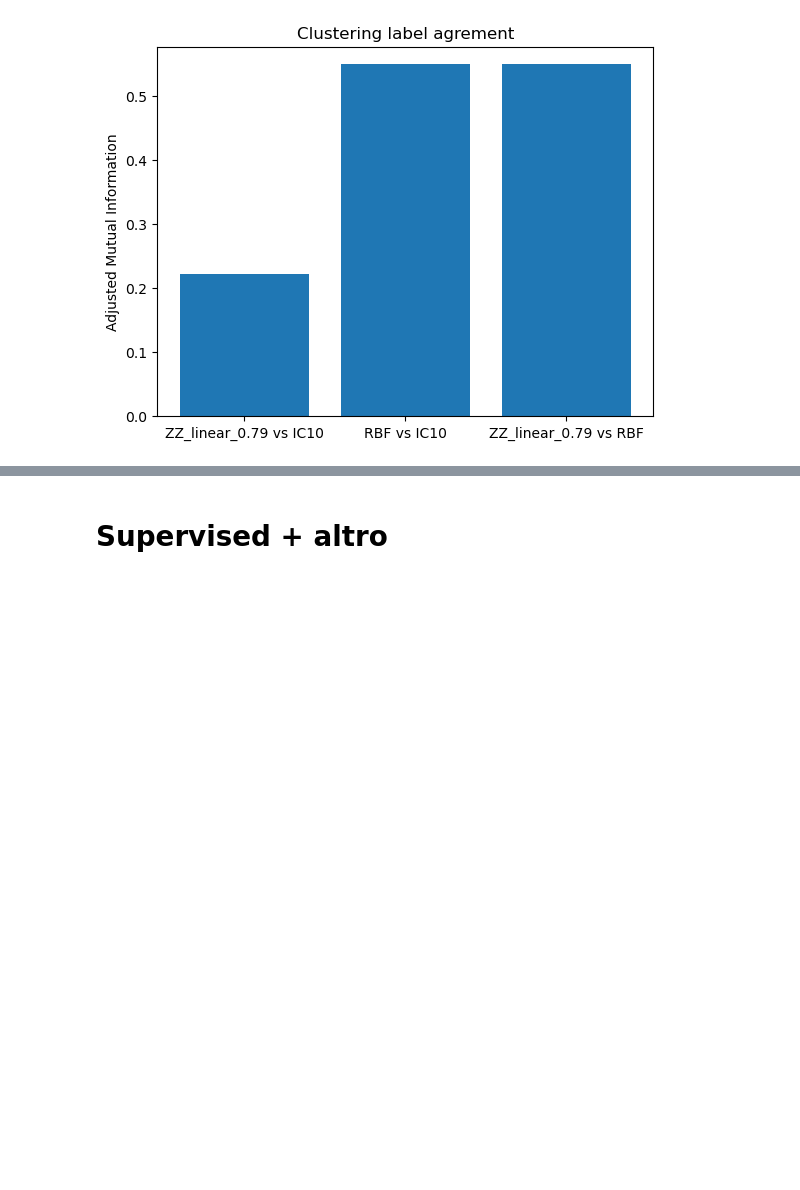
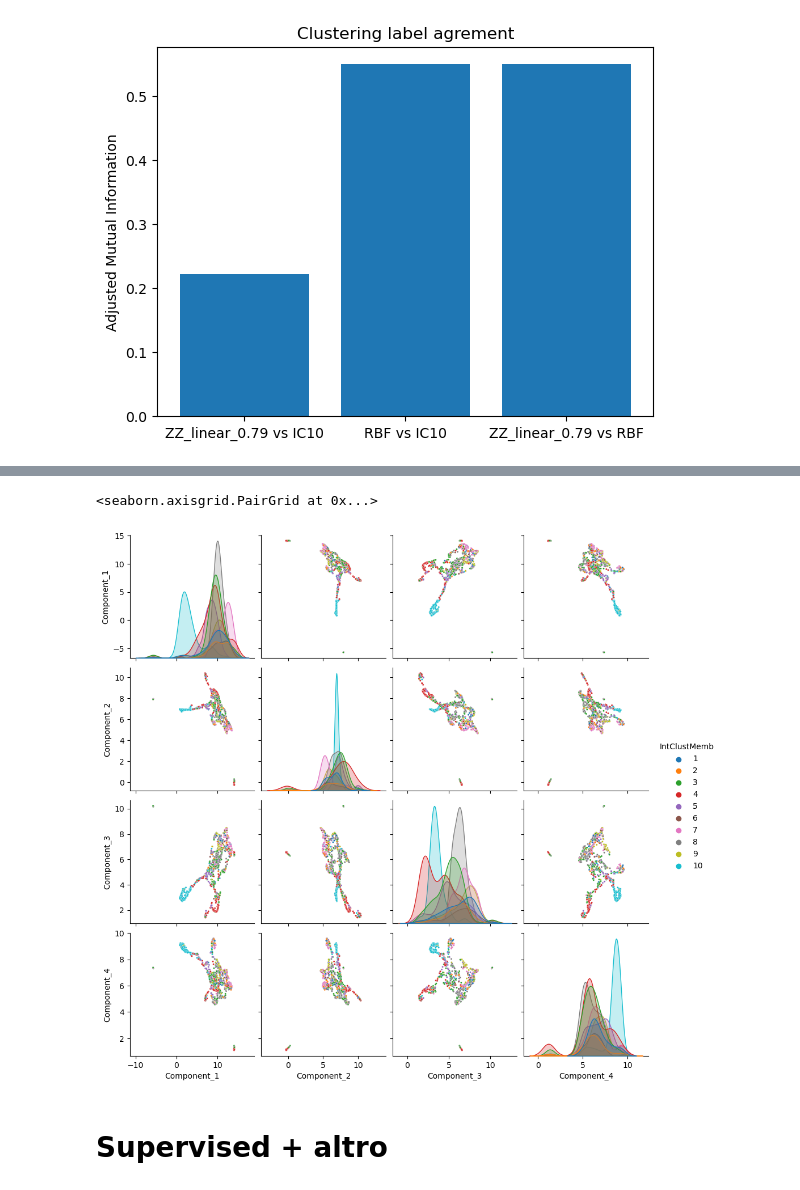
Before and after one commit to ctglab/QKomics, a Jupyter notebook: Clustering_plots.ipynb, the cells around one changed output, grey strips where cells are left out. Cells and saved outputs as stored; diff of their text form; code cells hidden in the pictures; blank space fills up the shorter version.

```diff
--- a/Clustering_plots.ipynb
+++ b/Clustering_plots.ipynb
@@ -604,3 +622,22 @@ plt.show()
+# %%
+import umap
+from Kernels.src.Analysis.Clustering import *
+
+q_dist=1-Scale(q_ZZ_linear_079,(0,1))
+q_mapper=umap.UMAP(n_components=4,metric='precomputed')
+# %%
+data_umap_q=q_mapper.fit_transform(q_dist)
+# %%
+col_umap=[]
+for i in range(1,data_umap_q.shape[1]+1):
+    col_umap.append('Component_{}'.format(i))
+data_umap_df=pd.DataFrame(data_umap_q,columns=col_umap,index=df_new_clust.index)
+data_umap_df=data_umap_df.join(df_new_clust['IntClustMemb'].astype(int),how='inner')
+# %%
+sns.pairplot(data_umap_df, hue='IntClustMemb',palette='tab10',plot_kws={"s": 5})
+# %% [output]
+<seaborn.axisgrid.PairGrid at 0x...>
+[figure, added]
 # %% [markdown]
 # Supervised + altro
 # %% [markdown]
```
Also changed, not shown: parts of 4 cells of this notebook, 39 other files.
